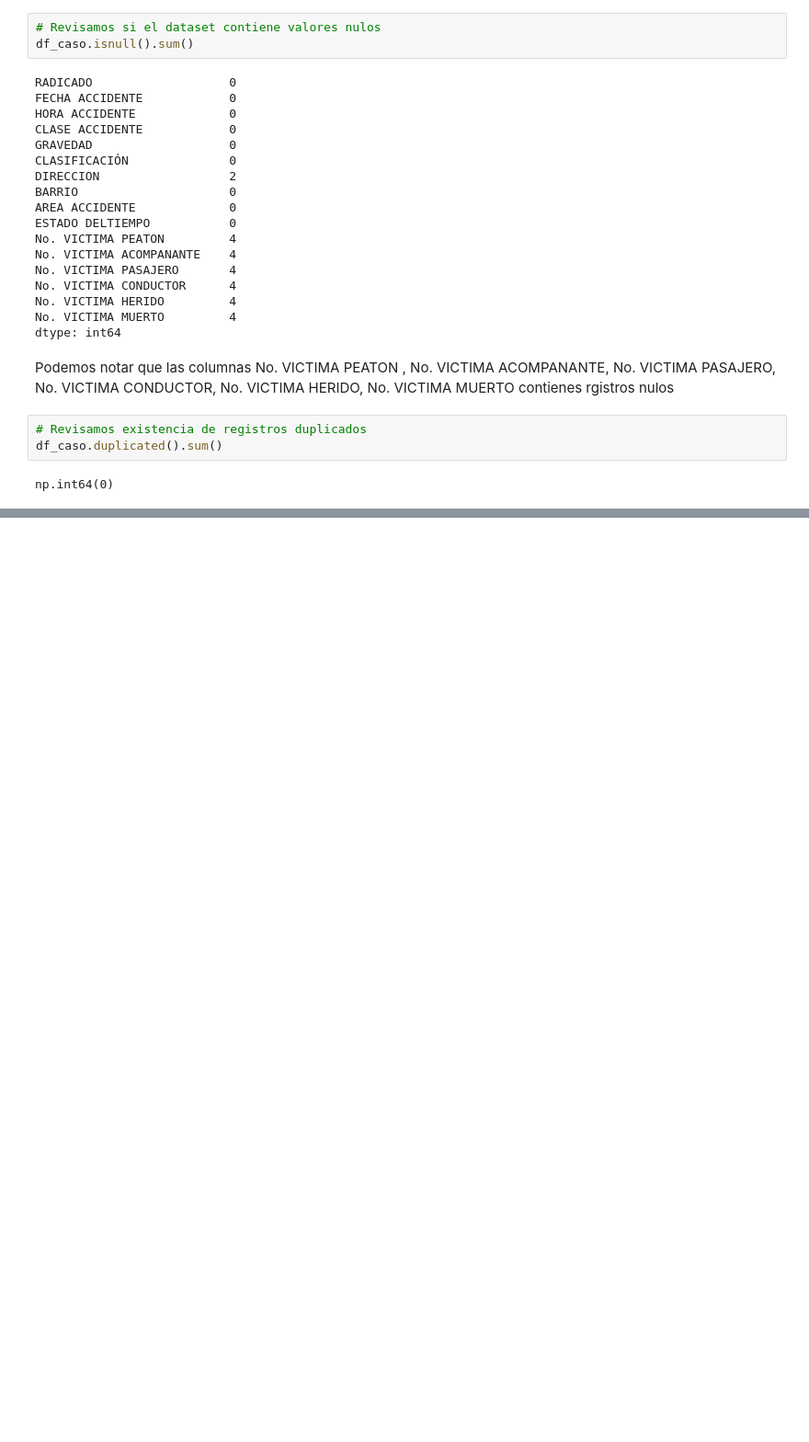
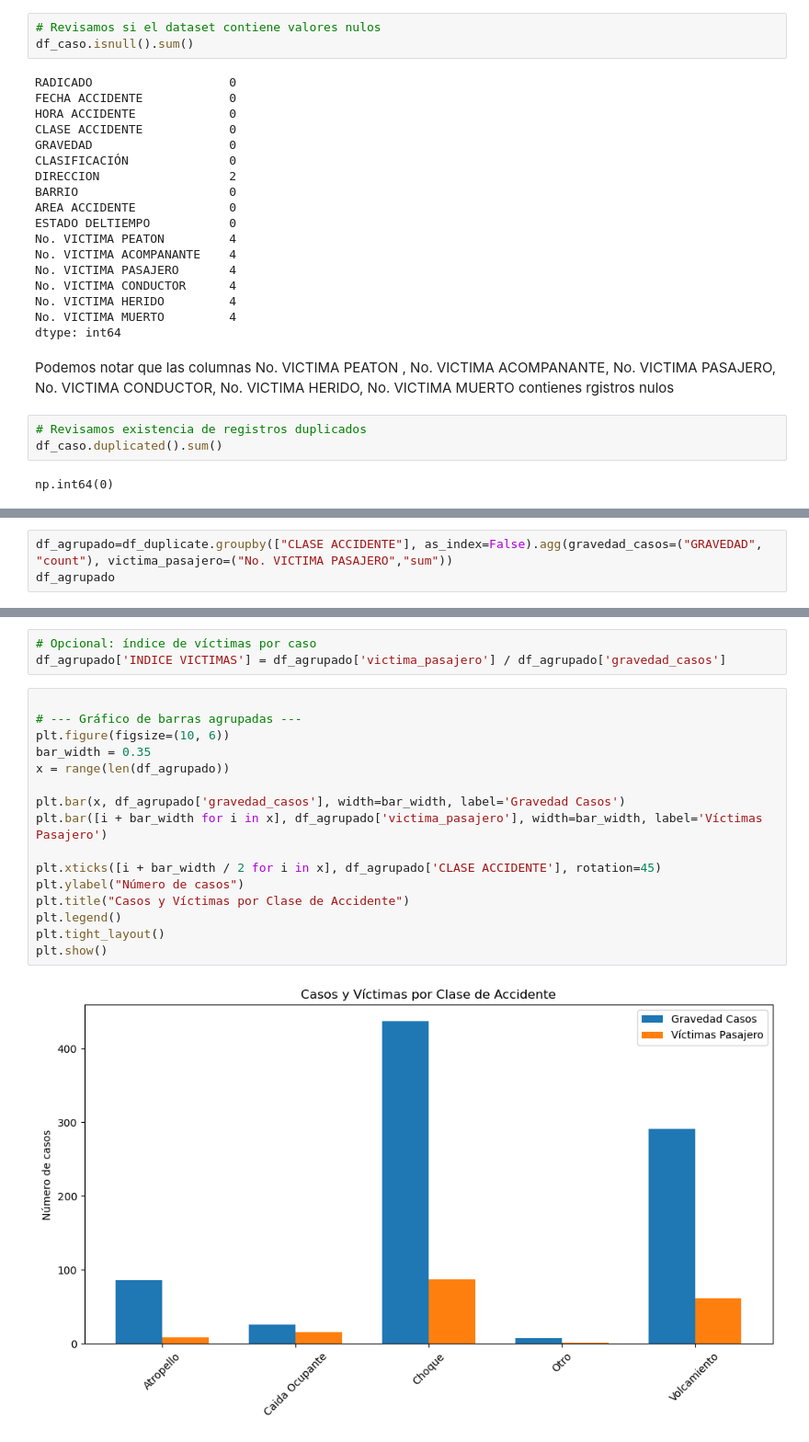
Before and after one commit to fruizga/data-analisis-bootcamp, a Jupyter notebook: analisis-cierre-curso.ipynb, the cells around one changed output, grey strips where cells are left out. Shown at 92% size. Cells and saved outputs as stored; diff of their text form; blank space fills up the shorter version.

```diff
--- a/analisis-cierre-curso.ipynb
+++ b/analisis-cierre-curso.ipynb
@@ -99,0 +261,3 @@ dtype: object
+# %%
+df_agrupado=df_duplicate.groupby(["CLASE ACCIDENTE"], as_index=False).agg(gravedad_casos=("GRAVEDAD", "count"), victima_pasajero=("No. VICTIMA PASAJERO","sum"))
+df_agrupado
@@ -99,0 +271,21 @@ dtype: object
+# %%
+# Opcional: índice de víctimas por caso
+df_agrupado['INDICE VICTIMAS'] = df_agrupado['victima_pasajero'] / df_agrupado['gravedad_casos']
+# %%
+
+# --- Gráfico de barras agrupadas ---
+plt.figure(figsize=(10, 6))
+bar_width = 0.35
+x = range(len(df_agrupado))
+
+plt.bar(x, df_agrupado['gravedad_casos'], width=bar_width, label='Gravedad Casos')
+plt.bar([i + bar_width for i in x], df_agrupado['victima_pasajero'], width=bar_width, label='Víctimas Pasajero')
+
+plt.xticks([i + bar_width / 2 for i in x], df_agrupado['CLASE ACCIDENTE'], rotation=45)
+plt.ylabel("Número de casos")
+plt.title("Casos y Víctimas por Clase de Accidente")
+plt.legend()
+plt.tight_layout()
+plt.show()
+# %% [output]
+[figure, added]
```
Also changed, not shown: parts of 27 cells of this notebook.
